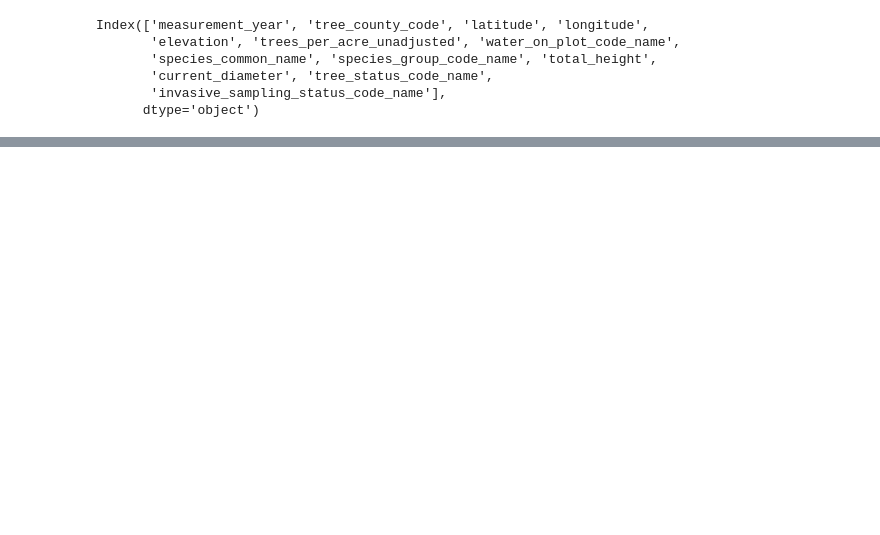
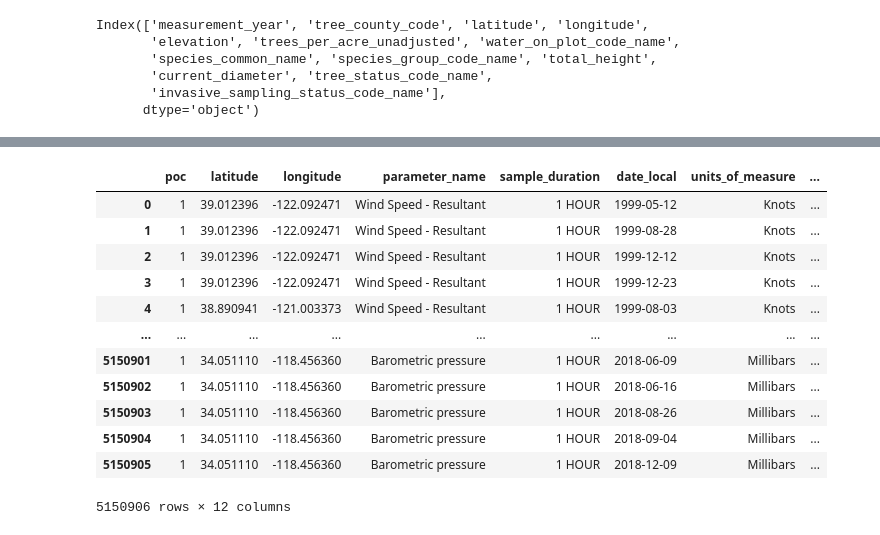
Before and after one commit to tkephart96/ca_wildfires, a Jupyter notebook: wrangle.ipynb, the cells around one changed output, grey strips where cells are left out. Cells and saved outputs as stored; diff of their text form; code cells hidden in the pictures; blank space fills up the shorter version.

```diff
--- a/wrangle.ipynb
+++ b/wrangle.ipynb
@@ -334,0 +331,18 @@ small_fpt
+# %%
+aq['year'] = aq.date_local.dt.year
+aq.county_code = aq.county_code.astype(int)
+aq
+# %% [output]
+|  | poc | latitude | longitude | parameter_name | sample_duration | date_local | units_of_measure | ... |
+| 0 | 1 | 39.012396 | -122.092471 | Wind Speed - Resultant | 1 HOUR | 1999-05-12 | Knots | ... |
+| 1 | 1 | 39.012396 | -122.092471 | Wind Speed - Resultant | 1 HOUR | 1999-08-28 | Knots | ... |
+| 2 | 1 | 39.012396 | -122.092471 | Wind Speed - Resultant | 1 HOUR | 1999-12-12 | Knots | ... |
+| 3 | 1 | 39.012396 | -122.092471 | Wind Speed - Resultant | 1 HOUR | 1999-12-23 | Knots | ... |
+| 4 | 1 | 38.890941 | -121.003373 | Wind Speed - Resultant | 1 HOUR | 1999-08-03 | Knots | ... |
+| ... | ... | ... | ... | ... | ... | ... | ... | ... |
+| 5150901 | 1 | 34.051110 | -118.456360 | Barometric pressure | 1 HOUR | 2018-06-09 | Millibars | ... |
+| 5150902 | 1 | 34.051110 | -118.456360 | Barometric pressure | 1 HOUR | 2018-06-16 | Millibars | ... |
+| 5150903 | 1 | 34.051110 | -118.456360 | Barometric pressure | 1 HOUR | 2018-08-26 | Millibars | ... |
+| 5150904 | 1 | 34.051110 | -118.456360 | Barometric pressure | 1 HOUR | 2018-09-04 | Millibars | ... |
+| 5150905 | 1 | 34.051110 | -118.456360 | Barometric pressure | 1 HOUR | 2018-12-09 | Millibars | ... |
+5150906 rows × 12 columns
```
Also changed, not shown: parts of 39 cells of this notebook, 2 other files.
